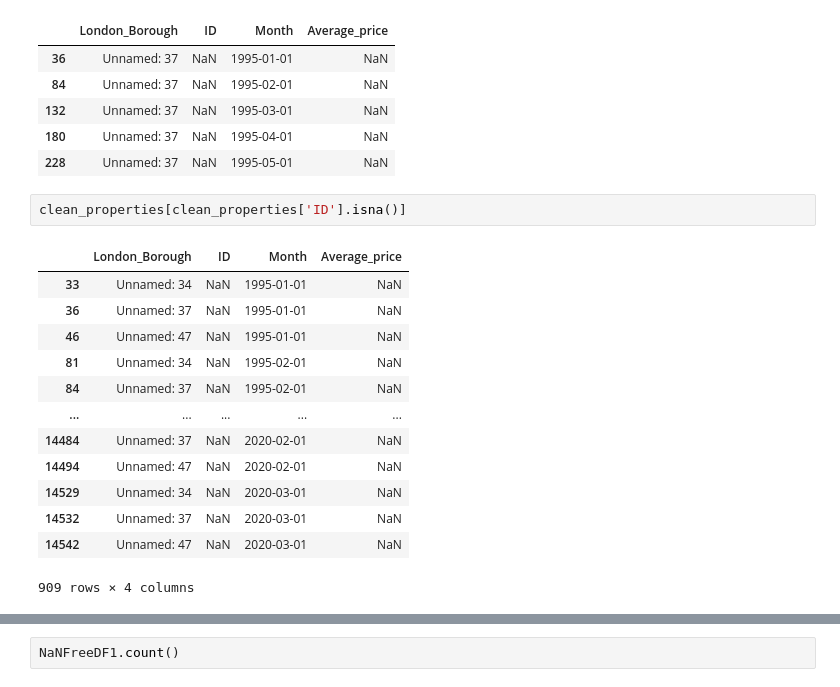
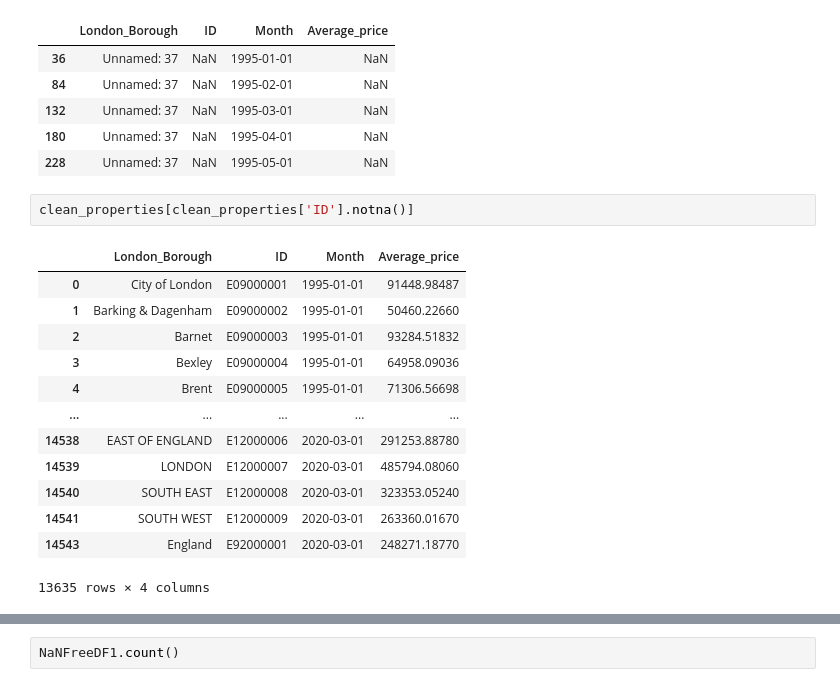
Before and after one commit to natalie-imbruglia/LondonHousing, a Jupyter notebook: Unit 4 Challenge - Tier 3.ipynb, the cells around one changed output, grey strips where cells are left out. Drawn from its saved outputs; the diff is of its cells as text.

```diff
--- a/Unit 4 Challenge - Tier 3.ipynb
+++ b/Unit 4 Challenge - Tier 3.ipynb
@@ -247,20 +329,20 @@ clean_properties[clean_properties['London_Borough'] == 'Unnamed: 37'].head()
 | 180 | Unnamed: 37 | NaN | 1995-04-01 | NaN |
 | 228 | Unnamed: 37 | NaN | 1995-05-01 | NaN |
 # %%
-clean_properties[clean_properties['ID'].isna()]
+clean_properties[clean_properties['ID'].notna()]
 # %% [output]
 |  | London_Borough | ID | Month | Average_price |
-| 33 | Unnamed: 34 | NaN | 1995-01-01 | NaN |
-| 36 | Unnamed: 37 | NaN | 1995-01-01 | NaN |
-| 46 | Unnamed: 47 | NaN | 1995-01-01 | NaN |
-| 81 | Unnamed: 34 | NaN | 1995-02-01 | NaN |
-| 84 | Unnamed: 37 | NaN | 1995-02-01 | NaN |
+| 0 | City of London | E09000001 | 1995-01-01 | 91448.98487 |
+| 1 | Barking & Dagenham | E09000002 | 1995-01-01 | 50460.22660 |
+| 2 | Barnet | E09000003 | 1995-01-01 | 93284.51832 |
+| 3 | Bexley | E09000004 | 1995-01-01 | 64958.09036 |
+| 4 | Brent | E09000005 | 1995-01-01 | 71306.56698 |
 | ... | ... | ... | ... | ... |
-| 14484 | Unnamed: 37 | NaN | 2020-02-01 | NaN |
-| 14494 | Unnamed: 47 | NaN | 2020-02-01 | NaN |
-| 14529 | Unnamed: 34 | NaN | 2020-03-01 | NaN |
-| 14532 | Unnamed: 37 | NaN | 2020-03-01 | NaN |
-| 14542 | Unnamed: 47 | NaN | 2020-03-01 | NaN |
+| 14538 | EAST OF ENGLAND | E12000006 | 2020-03-01 | 291253.88780 |
+| 14539 | LONDON | E12000007 | 2020-03-01 | 485794.08060 |
+| 14540 | SOUTH EAST | E12000008 | 2020-03-01 | 323353.05240 |
+| 14541 | SOUTH WEST | E12000009 | 2020-03-01 | 263360.01670 |
+| 14543 | England | E92000001 | 2020-03-01 | 248271.18770 |
-909 rows × 4 columns
+13635 rows × 4 columns
 # %%
 NaNFreeDF1 = clean_properties[clean_properties['Average_price'].notna()]
```
Also changed, not shown: parts of 54 cells of this notebook.
